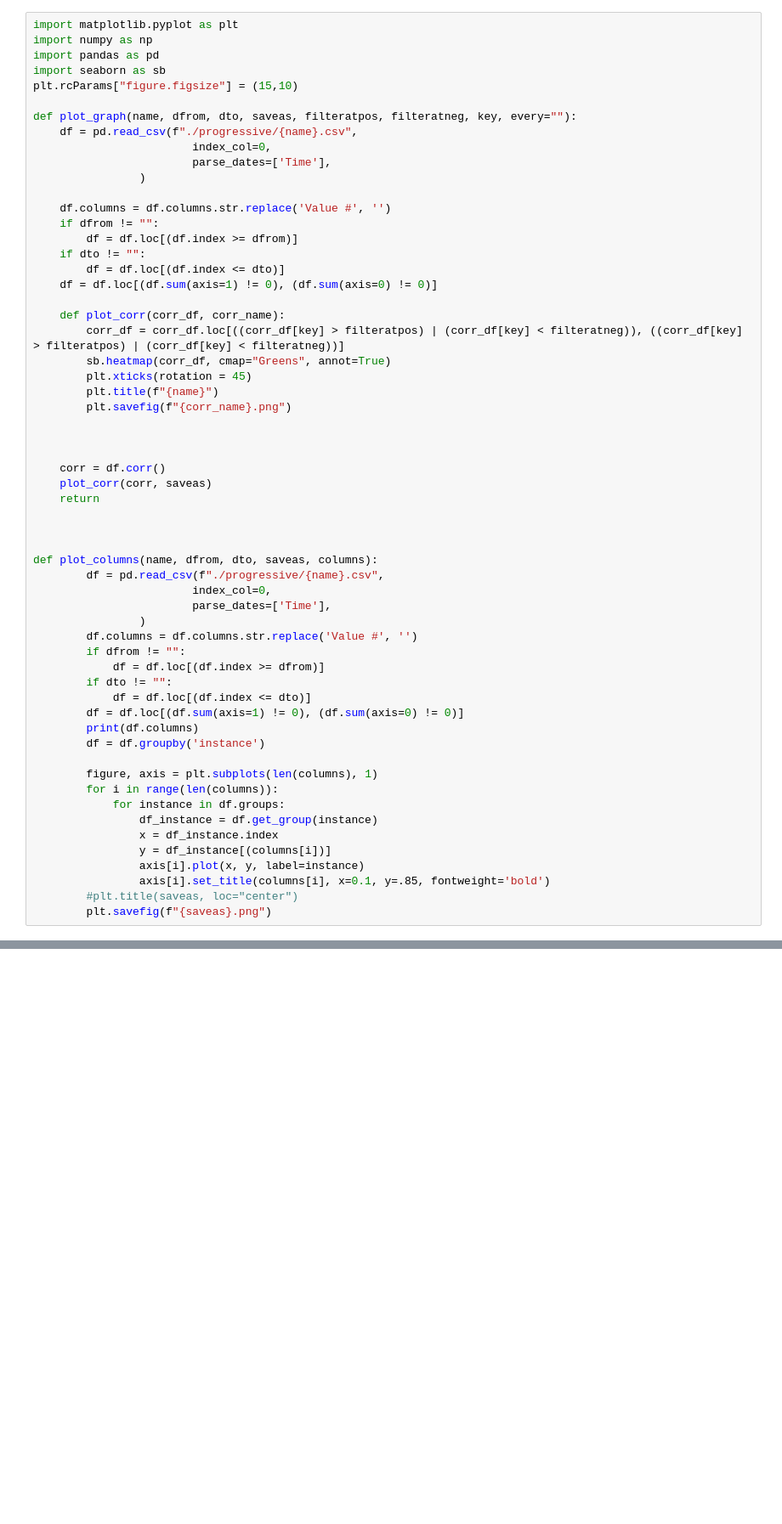
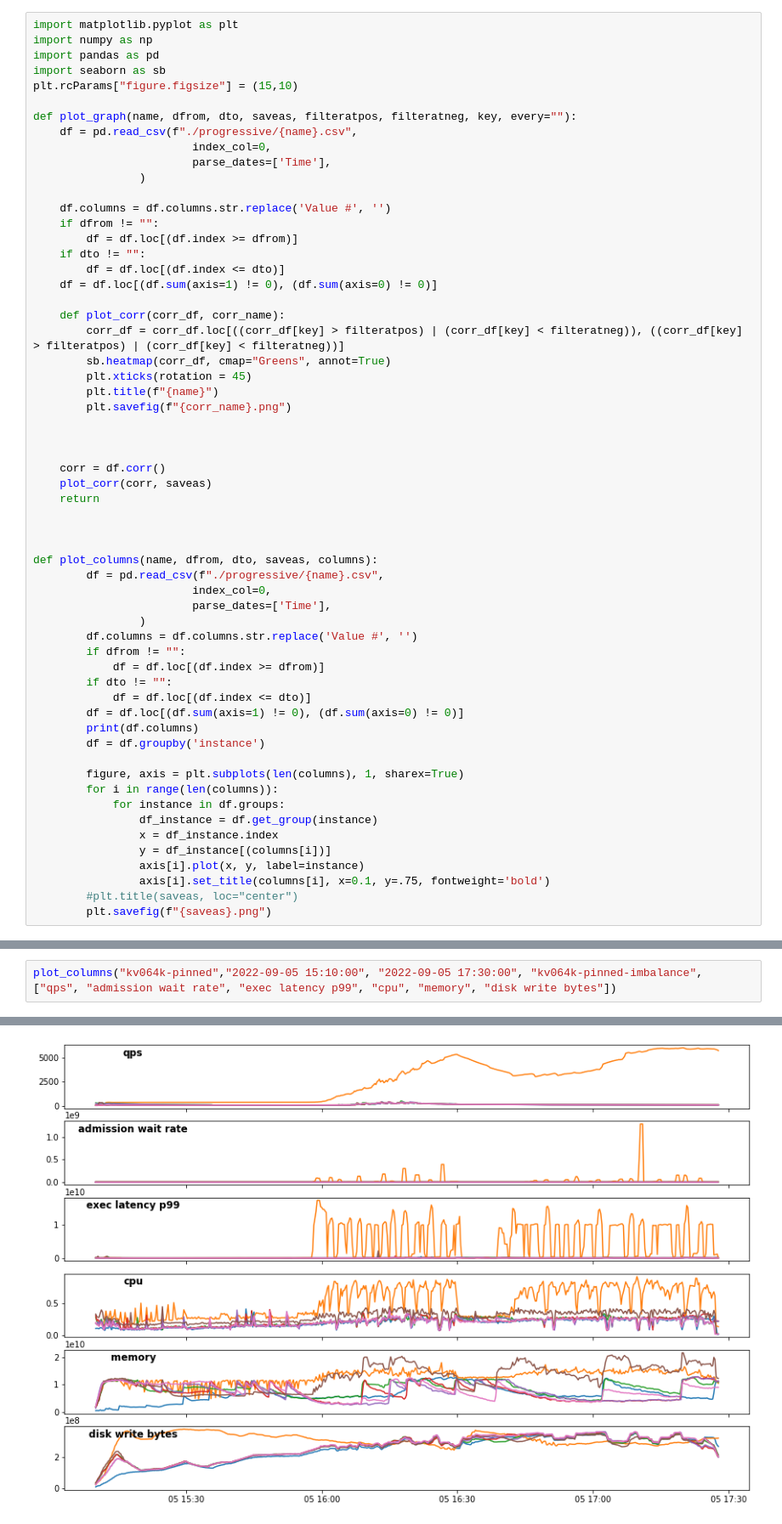
Before and after one commit to kvoli/alloc-signals, a Jupyter notebook: signals.ipynb, the cells around one changed output, grey strips where cells are left out. Shown at 85% size. Saved outputs shown, nothing was run; the diff lists cells and outputs as text; blank space fills up the shorter version.

Commit message:
update notebook with imbalanced

```diff
--- a/signals.ipynb
+++ b/signals.ipynb
@@ -47,14 +47,14 @@ def plot_columns(name, dfrom, dto, saveas, columns):
         print(df.columns)
         df = df.groupby('instance')
 
-        figure, axis = plt.subplots(len(columns), 1)
+        figure, axis = plt.subplots(len(columns), 1, sharex=True)
         for i in range(len(columns)):
             for instance in df.groups:
                 df_instance = df.get_group(instance)
                 x = df_instance.index
                 y = df_instance[(columns[i])]
                 axis[i].plot(x, y, label=instance)
-                axis[i].set_title(columns[i], x=0.1, y=.85, fontweight='bold')
+                axis[i].set_title(columns[i], x=0.1, y=.75, fontweight='bold')
         #plt.title(saveas, loc="center")
         plt.savefig(f"{saveas}.png")
 # %%
@@ -131,0 +136,3 @@ Index(['instance', 'sql count', 'qps', 'iops in progress', 'cpu',
+# %%
+plot_columns("kv064k-pinned","2022-09-05 15:10:00", "2022-09-05 17:30:00", "kv064k-pinned-imbalance", ["qps", "admission wait rate", "exec latency p99", "cpu", "memory", "disk write bytes"])
+# %% [output]
@@ -131,0 +149 @@ Index(['instance', 'sql count', 'qps', 'iops in progress', 'cpu',
+[figure, added]
```
Also changed, not shown: parts of 6 cells of this notebook.
